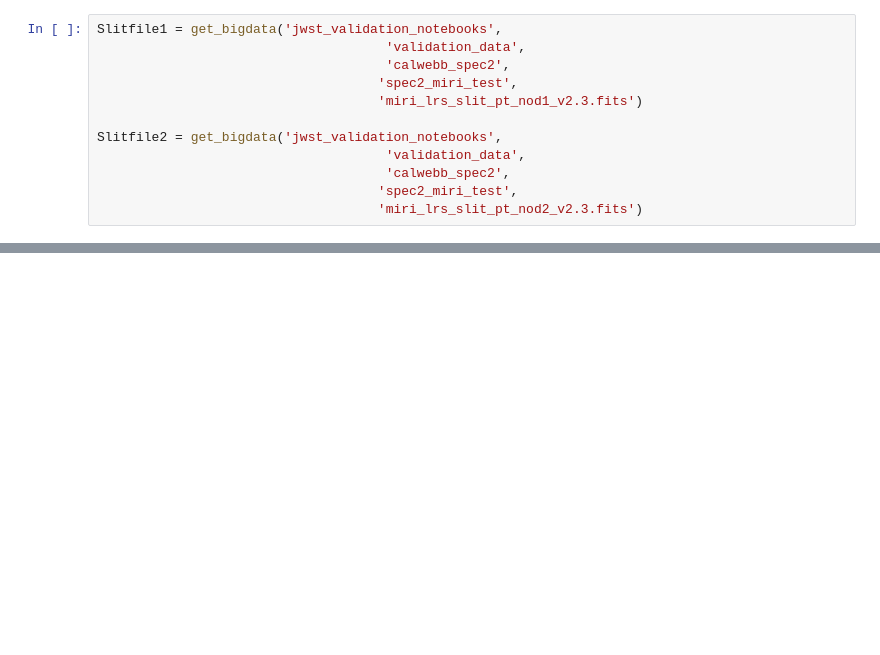
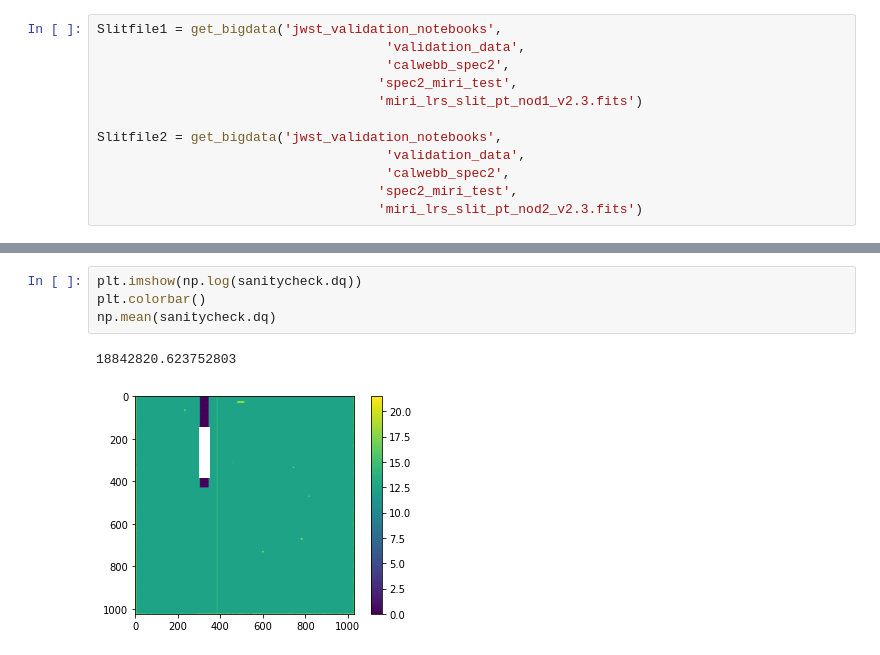
Before and after one commit to ktmurray/jwst_validation_notebooks, a Jupyter notebook: jwst_validation_notebooks/outlier_detection/jwst_outlier_detection_miri_test/spec3_outlierdetection.ipynb, the cells around one changed output, grey strips where cells are left out. Drawn from its saved outputs; the diff is of its cells as text; blank space fills up the shorter version.

```diff
--- a/jwst_validation_notebooks/outlier_detection/jwst_outlier_detection_miri_test/spec3_outlierdetection.ipynb
+++ b/jwst_validation_notebooks/outlier_detection/jwst_outlier_detection_miri_test/spec3_outlierdetection.ipynb
@@ -84,0 +184,7 @@ with open('sp3-lrs-slit-test_asn.json', 'w') as fp:
+# %%
+plt.imshow(np.log(sanitycheck.dq))
+plt.colorbar()
+np.mean(sanitycheck.dq)
+# %% [output]
+18842820.623752803
+[figure, added]
```
Also changed, not shown: parts of 25 cells of this notebook.
